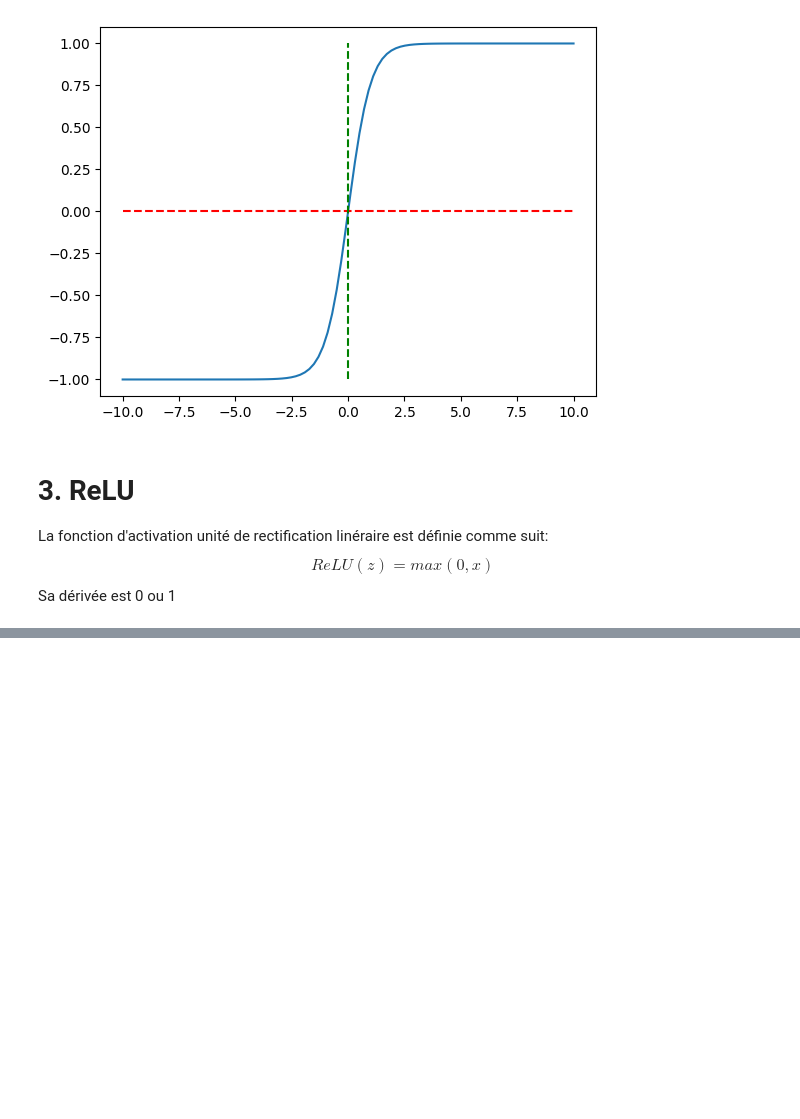
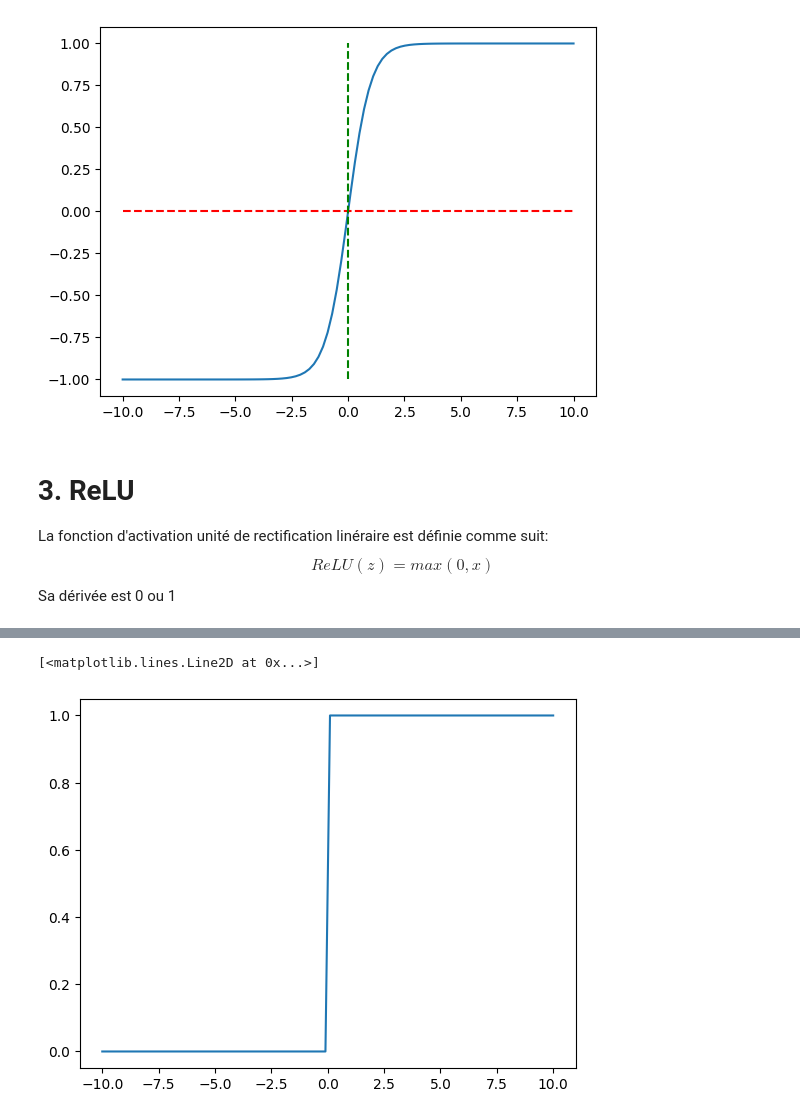
Before and after one commit to abdourahmanekamara/datascience-portofolio, a Jupyter notebook: activation-functions.ipynb, the cells around one changed output, grey strips where cells are left out. Drawn from its saved outputs; the diff is of its cells as text; code cells hidden in the pictures; blank space fills up the shorter version.

```diff
--- a/activation-functions.ipynb
+++ b/activation-functions.ipynb
@@ -251,0 +290,5 @@ class ReLU:
+# %%
+plt.plot(z,r.derivative)
+# %% [output]
+[<matplotlib.lines.Line2D at 0x...>]
+[figure, added]
```
Also changed, not shown: parts of 15 cells of this notebook.
